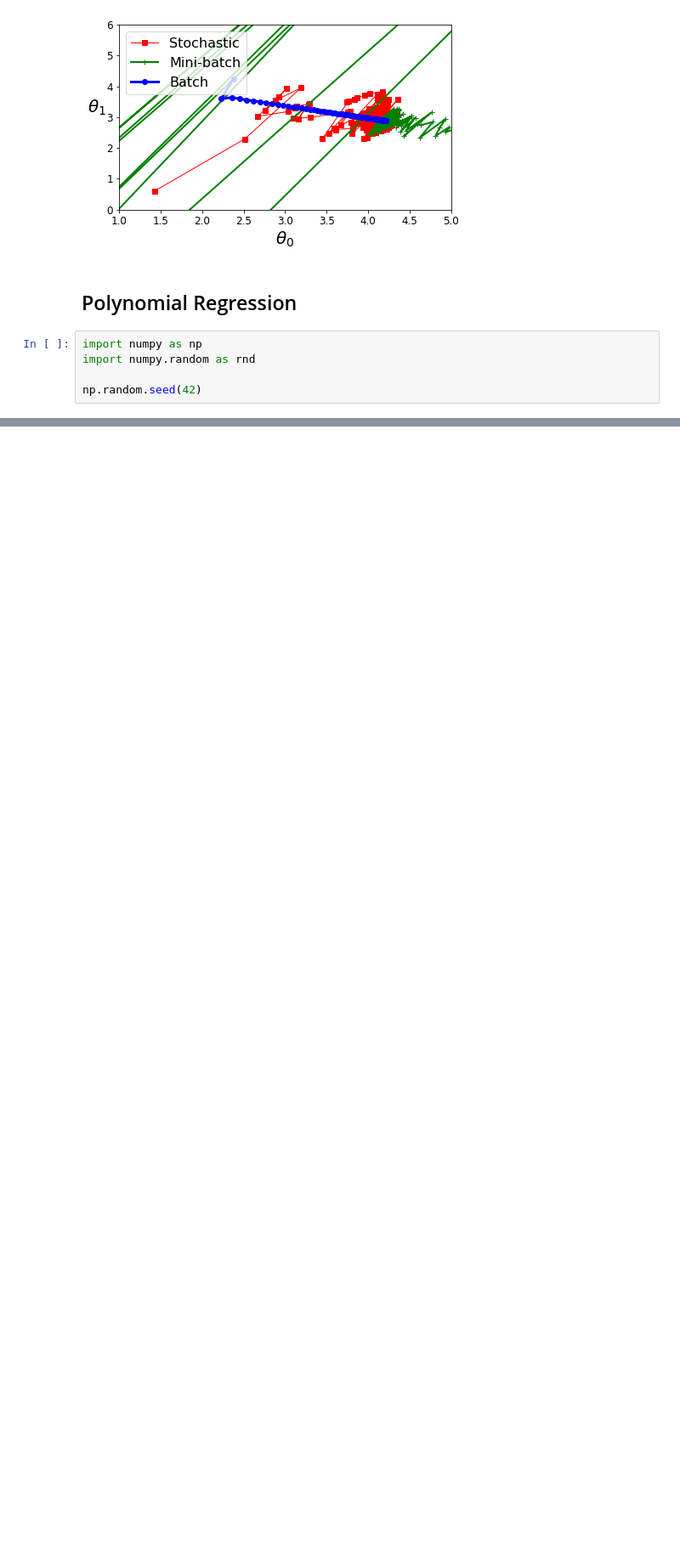
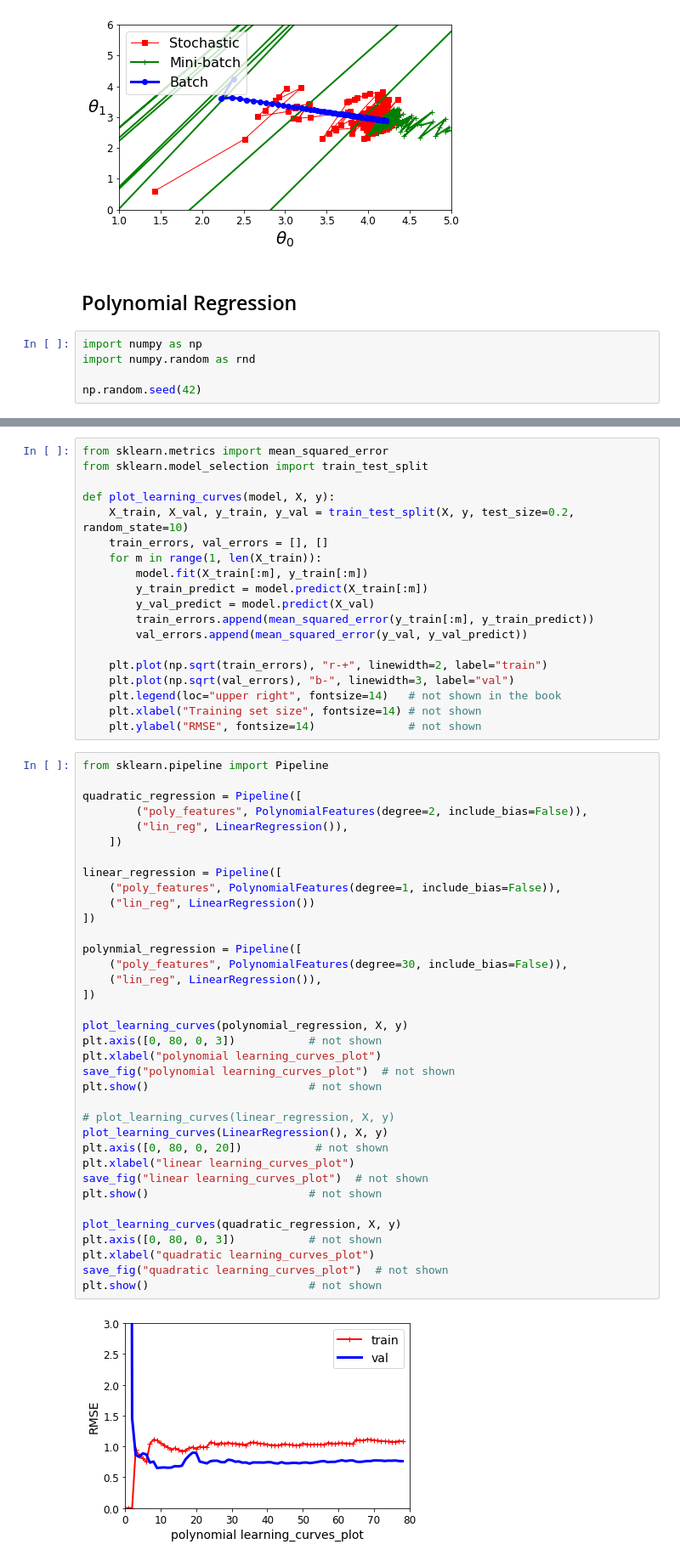
Before and after one commit to li630925405/hands_on_ML, a Jupyter notebook: project2_part2.ipynb, the cells around one changed output, grey strips where cells are left out. Shown: that part at 85% size. Saved outputs shown, nothing was run; the diff lists cells and outputs as text; blank space fills up the shorter version.

```diff
--- a/project2_part2.ipynb
+++ b/project2_part2.ipynb
@@ -253,0 +286,57 @@ Saving figure quadratic_predictions_plot
+# %%
+from sklearn.metrics import mean_squared_error
+from sklearn.model_selection import train_test_split
+
+def plot_learning_curves(model, X, y):
+    X_train, X_val, y_train, y_val = train_test_split(X, y, test_size=0.2, random_state=10)
+    train_errors, val_errors = [], []
+    for m in range(1, len(X_train)):
+        model.fit(X_train[:m], y_train[:m])
+        y_train_predict = model.predict(X_train[:m])
+        y_val_predict = model.predict(X_val)
+        train_errors.append(mean_squared_error(y_train[:m], y_train_predict))
+        val_errors.append(mean_squared_error(y_val, y_val_predict))
+
+    plt.plot(np.sqrt(train_errors), "r-+", linewidth=2, label="train")
+    plt.plot(np.sqrt(val_errors), "b-", linewidth=3, label="val")
+    plt.legend(loc="upper right", fontsize=14)   # not shown in the book
+    plt.xlabel("Training set size", fontsize=14) # not shown
+    plt.ylabel("RMSE", fontsize=14)              # not shown
+# %%
+from sklearn.pipeline import Pipeline
+
+quadratic_regression = Pipeline([
+        ("poly_features", PolynomialFeatures(degree=2, include_bias=False)),
+        ("lin_reg", LinearRegression()),
+    ])
+
+linear_regression = Pipeline([
+    ("poly_features", PolynomialFeatures(degree=1, include_bias=False)),
+    ("lin_reg", LinearRegression())
+])
+
+polynmial_regression = Pipeline([
+    ("poly_features", PolynomialFeatures(degree=30, include_bias=False)),
+    ("lin_reg", LinearRegression()),
+])
+
+plot_learning_curves(polynomial_regression, X, y)
+plt.axis([0, 80, 0, 3])           # not shown
+plt.xlabel("polynomial learning_curves_plot")
+save_fig("polynomial learning_curves_plot")  # not shown
+plt.show()                        # not shown
+
+# plot_learning_curves(linear_regression, X, y)
+plot_learning_curves(LinearRegression(), X, y)
+plt.axis([0, 80, 0, 20])           # not shown
+plt.xlabel("linear learning_curves_plot")
+save_fig("linear learning_curves_plot")  # not shown
+plt.show()                        # not shown
+
+plot_learning_curves(quadratic_regression, X, y)
+plt.axis([0, 80, 0, 3])           # not shown
+plt.xlabel("quadratic learning_curves_plot")
+save_fig("quadratic learning_curves_plot")  # not shown
+plt.show()                        # not shown
+# %% [output]
+[figure, added]
```
Also changed, not shown: parts of 6 cells of this notebook, 1 other file.
